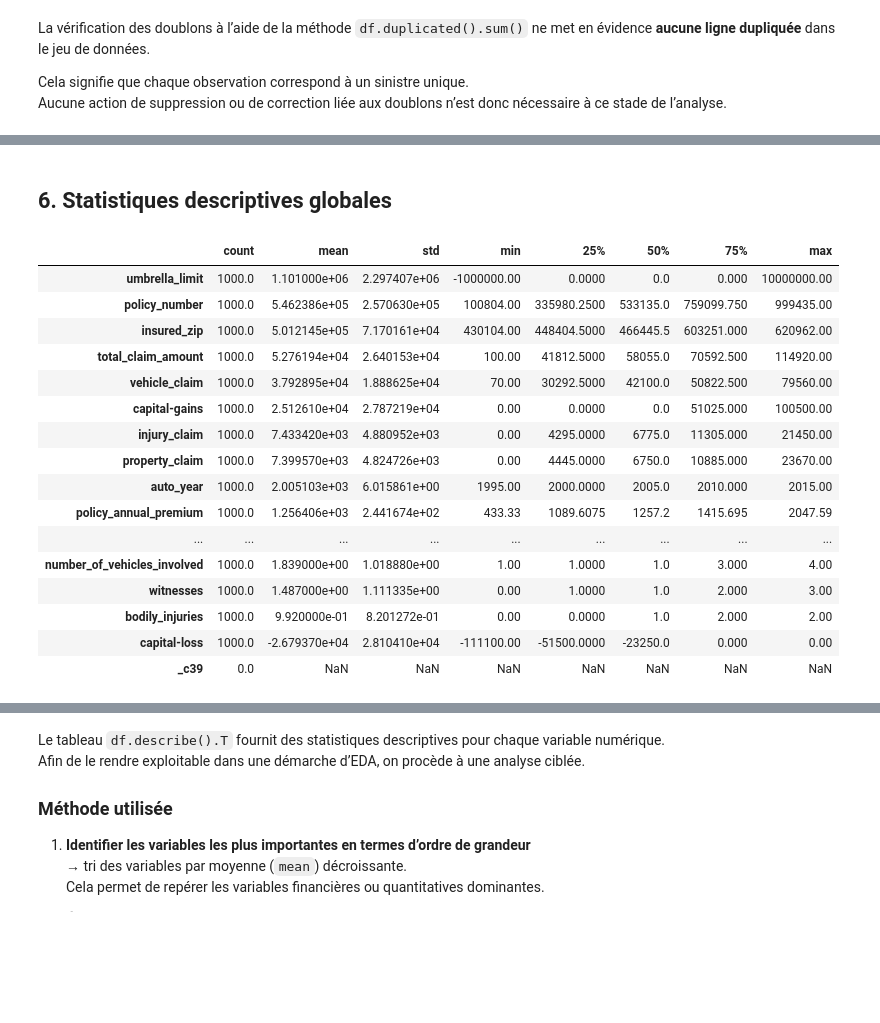
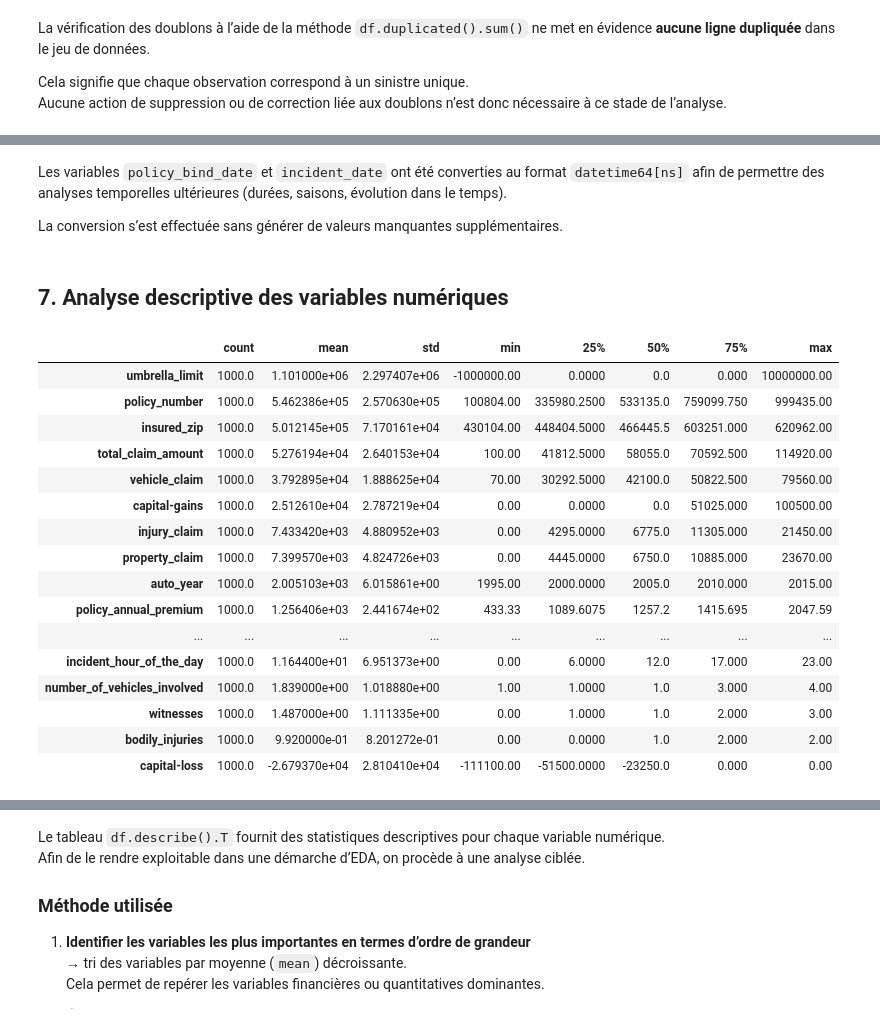
Before and after one commit to DataScientest-Studio/sep25cds_predisinistre, a Jupyter notebook: notebooks/01_EDA.ipynb, the cells around one changed output, grey strips where cells are left out. Saved outputs shown, nothing was run; the diff lists cells and outputs as text; code cells hidden in the pictures; blank space fills up the shorter version.

```diff
--- a/notebooks/01_EDA.ipynb
+++ b/notebooks/01_EDA.ipynb
@@ -188,23 +236,28 @@ lors de la modélisation.
+# %% [markdown]
+Les variables `policy_bind_date` et `incident_date` ont été converties au format `datetime64[ns]` afin de permettre des analyses temporelles ultérieures (durées, saisons, évolution dans le temps).
+
+La conversion s’est effectuée sans générer de valeurs manquantes supplémentaires.
 # %% [markdown]
-## 6. Statistiques descriptives globales
+## 7. Analyse descriptive des variables numériques
 # %%
-df.describe().T.sort_values("mean", ascending=False)
+desc_num = df.select_dtypes(include="number").describe().T
+desc_num.sort_values("mean", ascending=False)
 # %% [output]
 |  | count | mean | std | min | 25% | 50% | 75% | max |
 | umbrella_limit | 1000.0 | 1.101000e+06 | 2.297407e+06 | -1000000.00 | 0.0000 | 0.0 | 0.000 | 10000000.00 |
 | policy_number | 1000.0 | 5.462386e+05 | 2.570630e+05 | 100804.00 | 335980.2500 | 533135.0 | 759099.750 | 999435.00 |
 | insured_zip | 1000.0 | 5.012145e+05 | 7.170161e+04 | 430104.00 | 448404.5000 | 466445.5 | 603251.000 | 620962.00 |
 | total_claim_amount | 1000.0 | 5.276194e+04 | 2.640153e+04 | 100.00 | 41812.5000 | 58055.0 | 70592.500 | 114920.00 |
 | vehicle_claim | 1000.0 | 3.792895e+04 | 1.888625e+04 | 70.00 | 30292.5000 | 42100.0 | 50822.500 | 79560.00 |
 | capital-gains | 1000.0 | 2.512610e+04 | 2.787219e+04 | 0.00 | 0.0000 | 0.0 | 51025.000 | 100500.00 |
 | injury_claim | 1000.0 | 7.433420e+03 | 4.880952e+03 | 0.00 | 4295.0000 | 6775.0 | 11305.000 | 21450.00 |
 | property_claim | 1000.0 | 7.399570e+03 | 4.824726e+03 | 0.00 | 4445.0000 | 6750.0 | 10885.000 | 23670.00 |
 | auto_year | 1000.0 | 2.005103e+03 | 6.015861e+00 | 1995.00 | 2000.0000 | 2005.0 | 2010.000 | 2015.00 |
 | policy_annual_premium | 1000.0 | 1.256406e+03 | 2.441674e+02 | 433.33 | 1089.6075 | 1257.2 | 1415.695 | 2047.59 |
 | ... | ... | ... | ... | ... | ... | ... | ... | ... |
+| incident_hour_of_the_day | 1000.0 | 1.164400e+01 | 6.951373e+00 | 0.00 | 6.0000 | 12.0 | 17.000 | 23.00 |
 | number_of_vehicles_involved | 1000.0 | 1.839000e+00 | 1.018880e+00 | 1.00 | 1.0000 | 1.0 | 3.000 | 4.00 |
 | witnesses | 1000.0 | 1.487000e+00 | 1.111335e+00 | 0.00 | 1.0000 | 1.0 | 2.000 | 3.00 |
 | bodily_injuries | 1000.0 | 9.920000e-01 | 8.201272e-01 | 0.00 | 0.0000 | 1.0 | 2.000 | 2.00 |
 | capital-loss | 1000.0 | -2.679370e+04 | 2.810410e+04 | -111100.00 | -51500.0000 | -23250.0 | 0.000 | 0.00 |
-| _c39 | 0.0 | NaN | NaN | NaN | NaN | NaN | NaN | NaN |
 # %%
```
Also changed, not shown: parts of 43 cells of this notebook.
